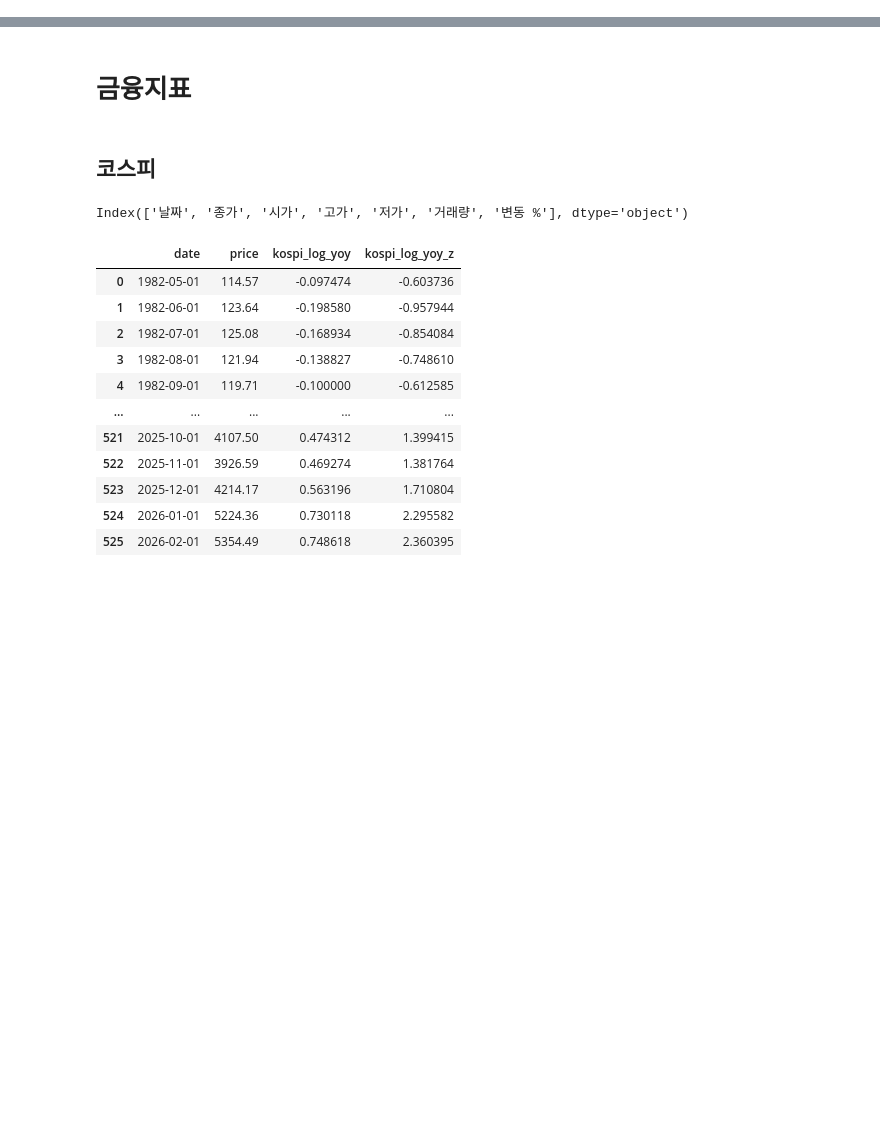
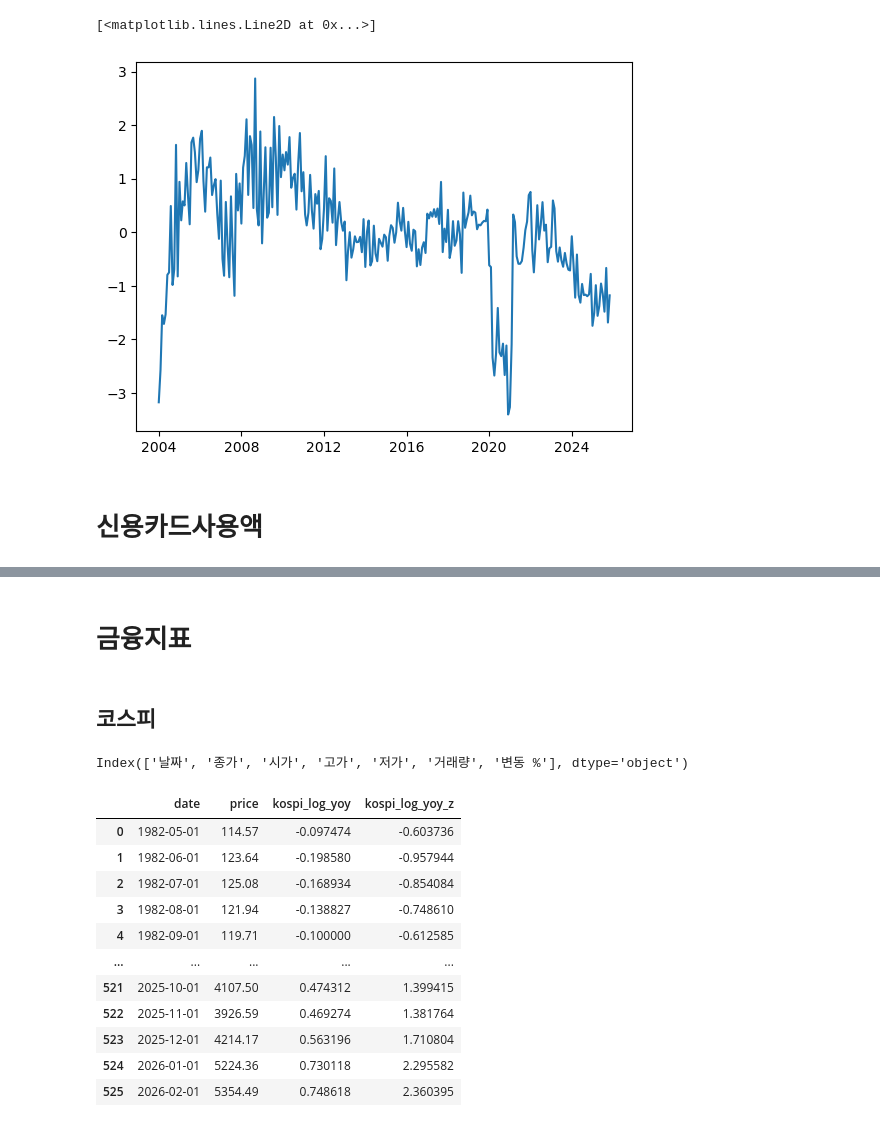
Before and after one commit to yoonsung1/final-project, a Jupyter notebook: 윤성/디커플링 지수 계산.ipynb, the cells around one changed output, grey strips where cells are left out. Saved outputs shown, nothing was run; the diff lists cells and outputs as text; code cells hidden in the pictures; blank space fills up the shorter version.

```diff
--- a/윤성/디커플링 지수 계산.ipynb
+++ b/윤성/디커플링 지수 계산.ipynb
@@ -8,3 +35,48 @@ import re
+# %%
+path = "data/실물지표/신용카드사용건수raw.csv"
+df_wide = pd.read_csv(path)
+
+# 1) 메타 컬럼 / 월별 컬럼 분리
+meta_cols = ['통계표', '계정항목', '금융기관 유형코드', '단위', '변환']
+date_cols = [c for c in df_wide.columns if c not in meta_cols]
+
+# 2) wide -> long
+df = df_wide.melt(
+    id_vars=meta_cols,
+    value_vars=date_cols,
+    var_name='date',
+    value_name='value'
+)
+
+# 3) 날짜 파싱: 'Jan-03' 형태 -> datetime (월초로 들어감)
+df['date'] = pd.to_datetime(df['date'], format='%Y-%m-%d')
+df = df.sort_values(['통계표','계정항목','금융기관 유형코드','단위','변환','date'])
+
+# 4) 숫자 변환 (콤마 제거)
+df['value'] = (
+    df['value'].astype(str)
+              .str.replace(',', '', regex=False)
+              .replace('', np.nan)
+              .astype(float)
+)
+
+# 5) 12개월 로그변화율
+grp_cols = ['통계표','계정항목','금융기관 유형코드','단위','변환']
+df['log_yoy'] = df.groupby(grp_cols)['value'].transform(lambda s: np.log(s).diff(12))
+
+# 6) z-score (시계열 기준)
+df['credit_log_yoy_z'] = df.groupby(grp_cols)['log_yoy'].transform(lambda s: (s - s.mean()) / s.std(ddof=0))
+
+# 7) 결과: 필요 컬럼만
+out = df[['date'] + grp_cols + ['value', 'log_yoy', 'credit_log_yoy_z']].dropna(subset=['log_yoy'])
+out.to_csv('data/실물지표/신용카드사용건수.csv',encoding='utf-8-sig')
+# %%
+plt.plot(out['date'],out['credit_log_yoy_z'])
+# %% [output]
+[<matplotlib.lines.Line2D at 0x...>]
+[figure, added]
+# %% [markdown]
+# 신용카드사용액
 # %%
 path = "data/실물지표/신용카드사용액raw.csv"
 df_wide = pd.read_csv(path)
```
Also changed, not shown: parts of 20 cells of this notebook, 13 other files.
